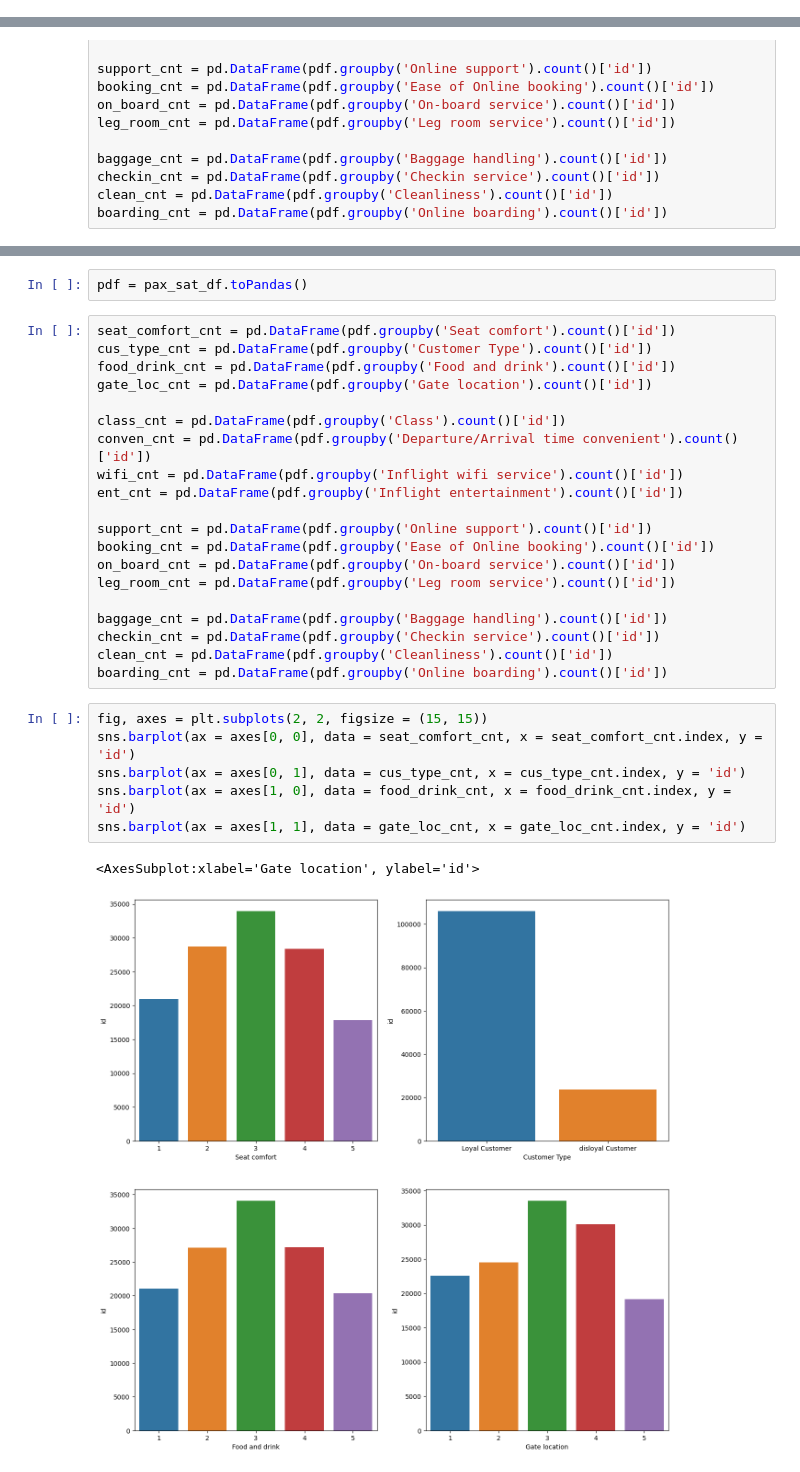
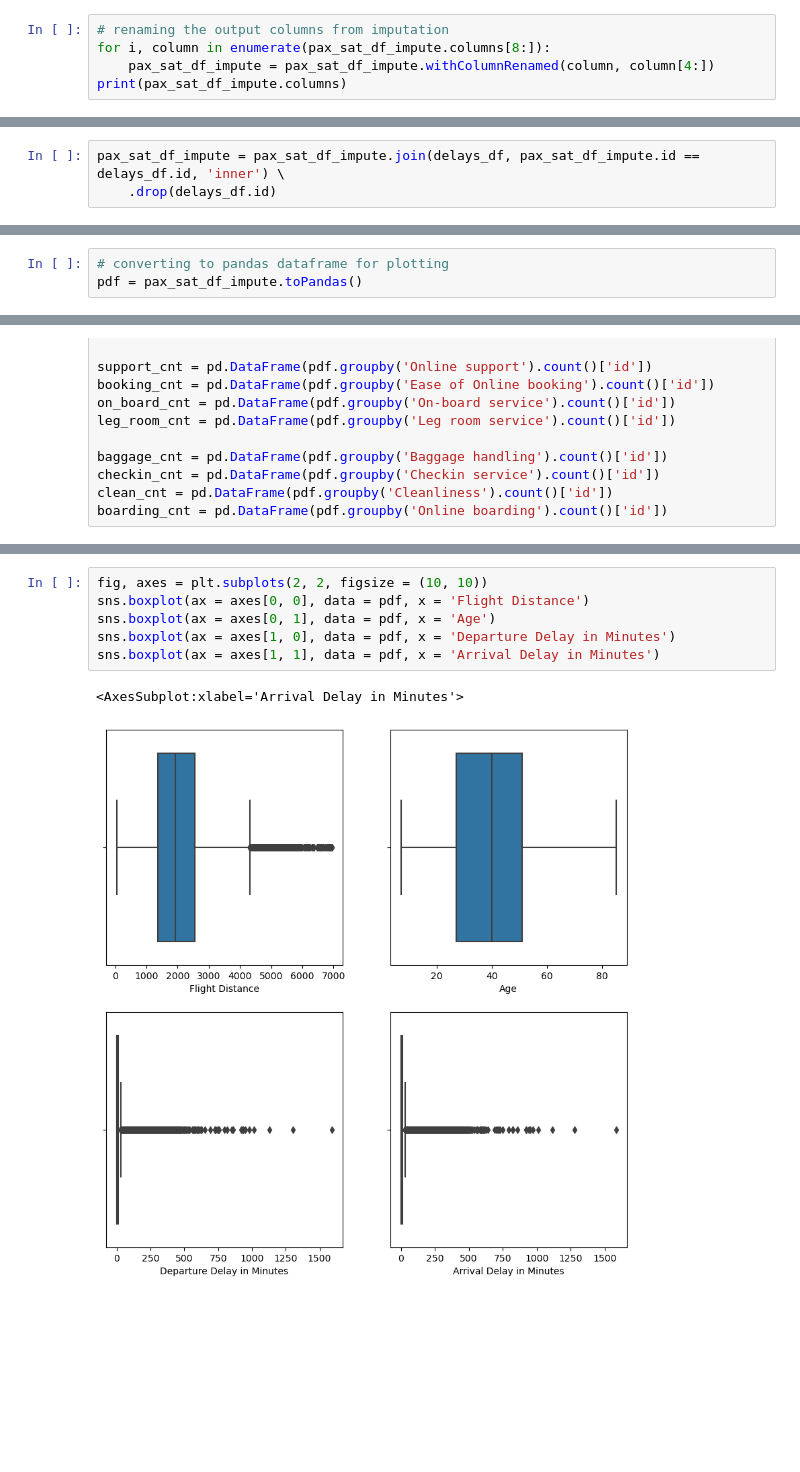
Before and after one commit to huongngo-8/customer_satisfaction, a Jupyter notebook: notebooks/eda.ipynb, the cells around one changed output, grey strips where cells are left out. Saved outputs shown, nothing was run; the diff lists cells and outputs as text; blank space fills up the shorter version.

```diff
--- a/notebooks/eda.ipynb
+++ b/notebooks/eda.ipynb
@@ -198,0 +342,5 @@ sns.violinplot(data = pdf['Flight Distance'])
+# %%
+# renaming the output columns from imputation
+for i, column in enumerate(pax_sat_df_impute.columns[8:]):
+    pax_sat_df_impute = pax_sat_df_impute.withColumnRenamed(column, column[4:])
+print(pax_sat_df_impute.columns)
@@ -198,0 +360,3 @@ sns.violinplot(data = pdf['Flight Distance'])
+# %%
+pax_sat_df_impute = pax_sat_df_impute.join(delays_df, pax_sat_df_impute.id == delays_df.id, 'inner') \
+    .drop(delays_df.id)
@@ -198,0 +373,3 @@ sns.violinplot(data = pdf['Flight Distance'])
+# %%
+# converting to pandas dataframe for plotting
+pdf = pax_sat_df_impute.toPandas()
@@ -333,31 +442,9 @@ pax_sat_df = pax_sat_df_impute
-# %%
-pdf = pax_sat_df.toPandas()
-# %%
-seat_comfort_cnt = pd.DataFrame(pdf.groupby('Seat comfort').count()['id'])
-cus_type_cnt = pd.DataFrame(pdf.groupby('Customer Type').count()['id'])
-food_drink_cnt = pd.DataFrame(pdf.groupby('Food and drink').count()['id'])
-gate_loc_cnt = pd.DataFrame(pdf.groupby('Gate location').count()['id'])
-
-class_cnt = pd.DataFrame(pdf.groupby('Class').count()['id'])
-conven_cnt = pd.DataFrame(pdf.groupby('Departure/Arrival time convenient').count()['id'])
-wifi_cnt = pd.DataFrame(pdf.groupby('Inflight wifi service').count()['id'])
-ent_cnt = pd.DataFrame(pdf.groupby('Inflight entertainment').count()['id'])
-
-support_cnt = pd.DataFrame(pdf.groupby('Online support').count()['id'])
-booking_cnt = pd.DataFrame(pdf.groupby('Ease of Online booking').count()['id'])
-on_board_cnt = pd.DataFrame(pdf.groupby('On-board service').count()['id'])
-leg_room_cnt = pd.DataFrame(pdf.groupby('Leg room service').count()['id'])
-
-baggage_cnt = pd.DataFrame(pdf.groupby('Baggage handling').count()['id'])
-checkin_cnt = pd.DataFrame(pdf.groupby('Checkin service').count()['id'])
-clean_cnt = pd.DataFrame(pdf.groupby('Cleanliness').count()['id'])
-boarding_cnt = pd.DataFrame(pdf.groupby('Online boarding').count()['id'])
 # %%
-fig, axes = plt.subplots(2, 2, figsize = (15, 15))
-sns.barplot(ax = axes[0, 0], data = seat_comfort_cnt, x = seat_comfort_cnt.index, y = 'id')
-sns.barplot(ax = axes[0, 1], data = cus_type_cnt, x = cus_type_cnt.index, y = 'id')
-sns.barplot(ax = axes[1, 0], data = food_drink_cnt, x = food_drink_cnt.index, y = 'id')
-sns.barplot(ax = axes[1, 1], data = gate_loc_cnt, x = gate_loc_cnt.index, y = 'id')
+fig, axes = plt.subplots(2, 2, figsize = (10, 10))
+sns.boxplot(ax = axes[0, 0], data = pdf, x = 'Flight Distance')
+sns.boxplot(ax = axes[0, 1], data = pdf, x = 'Age')
+sns.boxplot(ax = axes[1, 0], data = pdf, x = 'Departure Delay in Minutes')
+sns.boxplot(ax = axes[1, 1], data = pdf, x = 'Arrival Delay in Minutes')
 # %% [output]
-<AxesSubplot:xlabel='Gate location', ylabel='id'>
+<AxesSubplot:xlabel='Arrival Delay in Minutes'>
-[figure, old version]
+[figure, new version]
```
Also changed, not shown: parts of 91 cells of this notebook, 1 other file.
